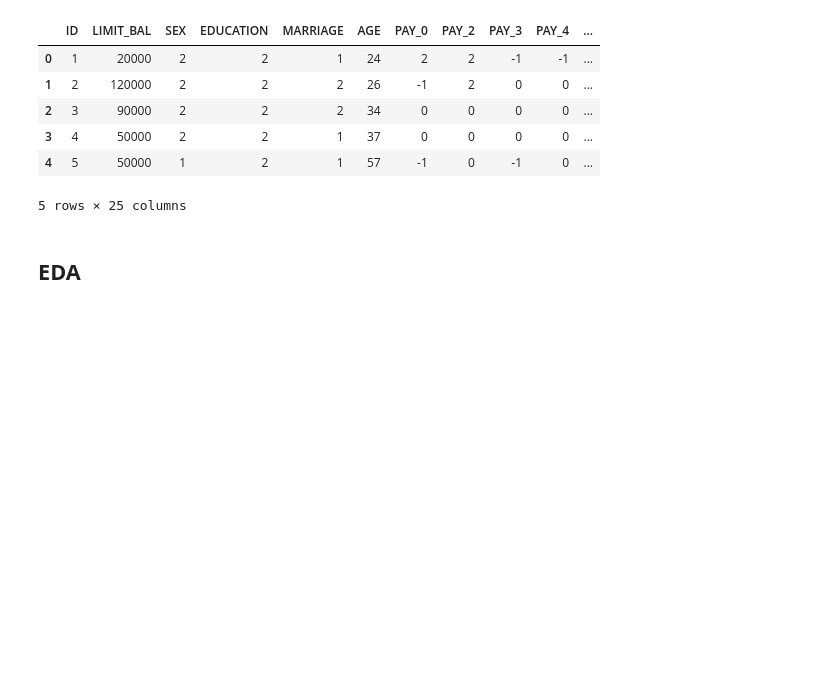
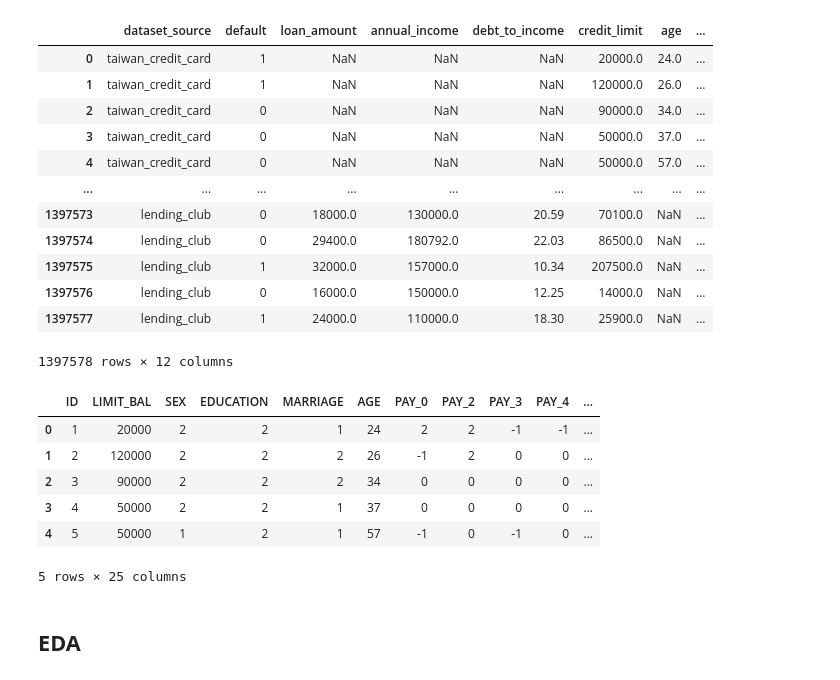
Before and after one commit to Abhishek4209/AI-Financial-Risk-Intelligence-Platform-using-Graph-RAG-Multi-Agent-LLM, a Jupyter notebook: notebooks/credit_default_model.ipynb, the cells around one changed output. Saved outputs shown, nothing was run; the diff lists cells and outputs as text; code cells hidden in the pictures; blank space fills up the shorter version.

Commit message:
fraud model

```diff
--- a/notebooks/credit_default_model.ipynb
+++ b/notebooks/credit_default_model.ipynb
@@ -36,4 +38,7 @@ from sklearn.calibration import CalibratedClassifierCV, CalibrationDisplay
 
 RANDOM_STATE=42
 # %%
-df=pd.read_excel(r"C:\Users\USER\OneDrive\Desktop\AI-Financial-Risk-Intelligence\data\raw\default+of+credit+card+clients\default of credit card clients.xls",header=1)
+tai_df=pd.read_excel(r"C:\Users\USER\OneDrive\Desktop\AI-Financial-Risk-Intelligence\data\raw\Taiwan Credit Card Default Dataset\default of credit card clients.xls",header=1)
+df=pd.read_excel(r"C:\Users\USER\OneDrive\Desktop\AI-Financial-Risk-Intelligence\data\raw\Taiwan Credit Card Default Dataset\default of credit card clients.xls",header=1)
+# %%
+len_df_ac=pd.read_csv(r"C:\Users\USER\OneDrive\Desktop\AI-Financial-Risk-Intelligence\data\raw\Lending Club Loan Data\accepted_2007_to_2018q4.csv\accepted_2007_to_2018Q4.csv")
@@ -40,3 +312,19 @@ df=pd.read_excel(r"C:\Users\USER\OneDrive\Desktop\AI-Financial-Risk-Intelligence
+# %%
+combined_model_df
+# %% [output]
+|  | dataset_source | default | loan_amount | annual_income | debt_to_income | credit_limit | age | ... |
+| 0 | taiwan_credit_card | 1 | NaN | NaN | NaN | 20000.0 | 24.0 | ... |
+| 1 | taiwan_credit_card | 1 | NaN | NaN | NaN | 120000.0 | 26.0 | ... |
+| 2 | taiwan_credit_card | 0 | NaN | NaN | NaN | 90000.0 | 34.0 | ... |
+| 3 | taiwan_credit_card | 0 | NaN | NaN | NaN | 50000.0 | 37.0 | ... |
+| 4 | taiwan_credit_card | 0 | NaN | NaN | NaN | 50000.0 | 57.0 | ... |
+| ... | ... | ... | ... | ... | ... | ... | ... | ... |
+| 1397573 | lending_club | 0 | 18000.0 | 130000.0 | 20.59 | 70100.0 | NaN | ... |
+| 1397574 | lending_club | 0 | 29400.0 | 180792.0 | 22.03 | 86500.0 | NaN | ... |
+| 1397575 | lending_club | 1 | 32000.0 | 157000.0 | 10.34 | 207500.0 | NaN | ... |
+| 1397576 | lending_club | 0 | 16000.0 | 150000.0 | 12.25 | 14000.0 | NaN | ... |
+| 1397577 | lending_club | 1 | 24000.0 | 110000.0 | 18.30 | 25900.0 | NaN | ... |
+1397578 rows × 12 columns
 # %%
 df.head()
 # %% [output]
```
Also changed, not shown: parts of 14 cells of this notebook, 7 other files.
